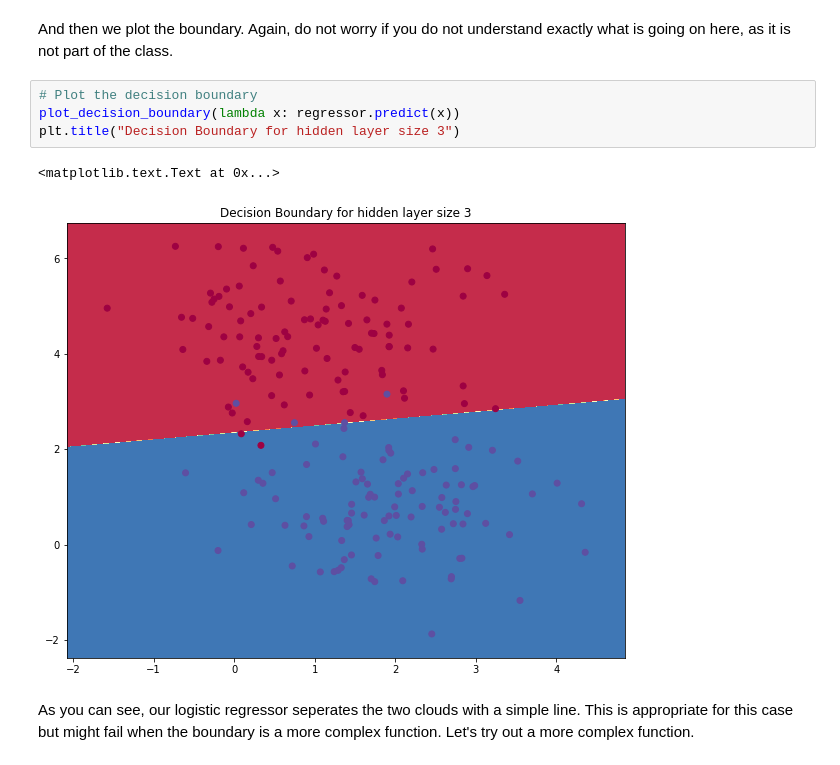
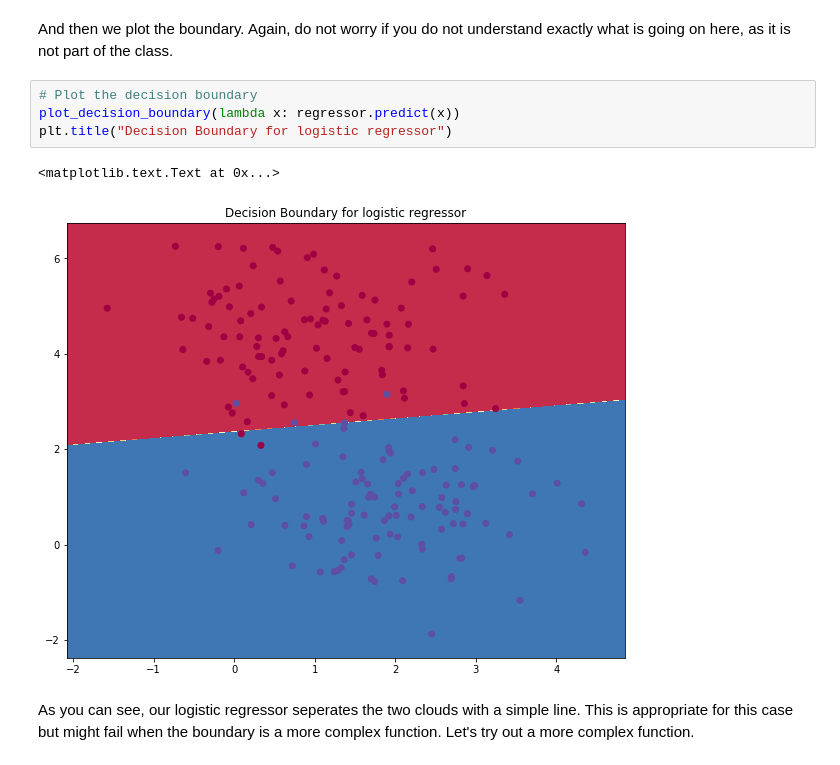
Before and after one commit to JannesKlaas/MLiFC, a Jupyter notebook: Week 1/Ch. 3 - Training process and the learning rate.ipynb, the cells around one changed output. Cells and saved outputs as stored; diff of their text form.

```diff
--- a/Week 1/Ch. 3 - Training process and the learning rate.ipynb
+++ b/Week 1/Ch. 3 - Training process and the learning rate.ipynb
@@ -408,10 +426,10 @@ And then we plot the boundary. Again, do not worry if you do not understand exac
 # %%
 # Plot the decision boundary
 plot_decision_boundary(lambda x: regressor.predict(x))
-plt.title("Decision Boundary for hidden layer size 3")
+plt.title("Decision Boundary for logistic regressor")
 # %% [output]
 <matplotlib.text.Text at 0x...>
-[figure, old version]
+[figure, new version]
 # %% [markdown]
 As you can see, our logistic regressor seperates the two clouds with a simple line. This is appropriate for this case but might fail when the boundary is a more complex function. Let's try out a more complex function.
 # %%
```
Also changed, not shown: parts of 12 cells of this notebook, 6 other files.
